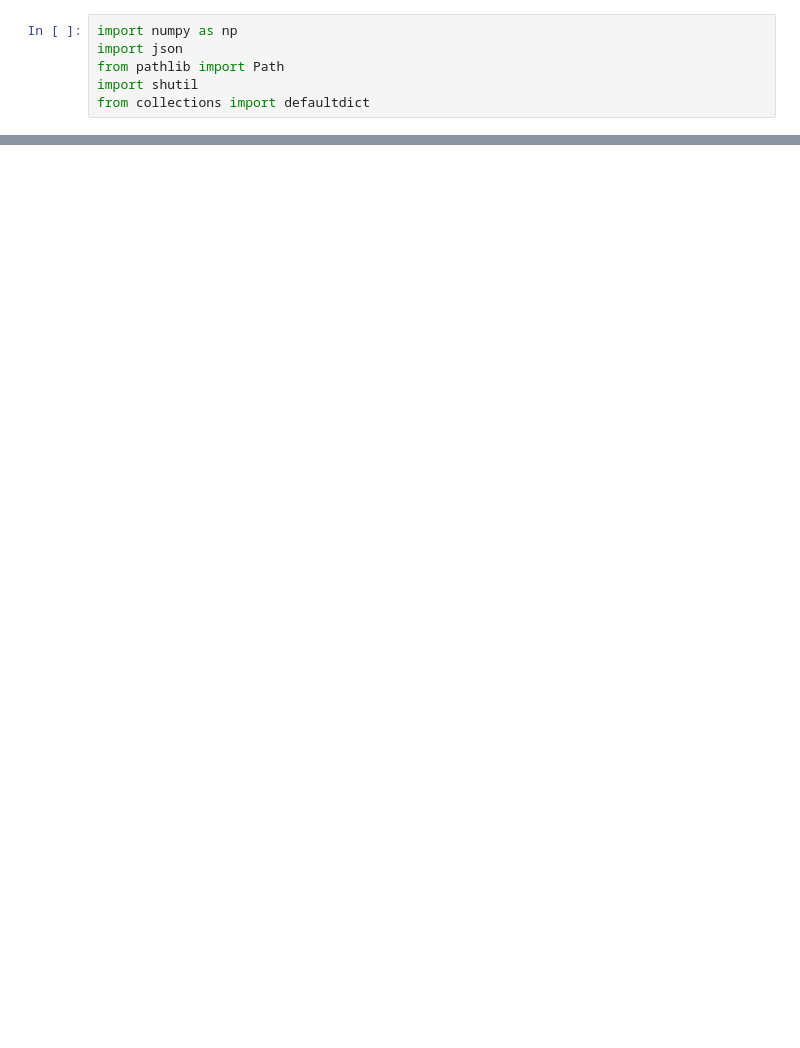
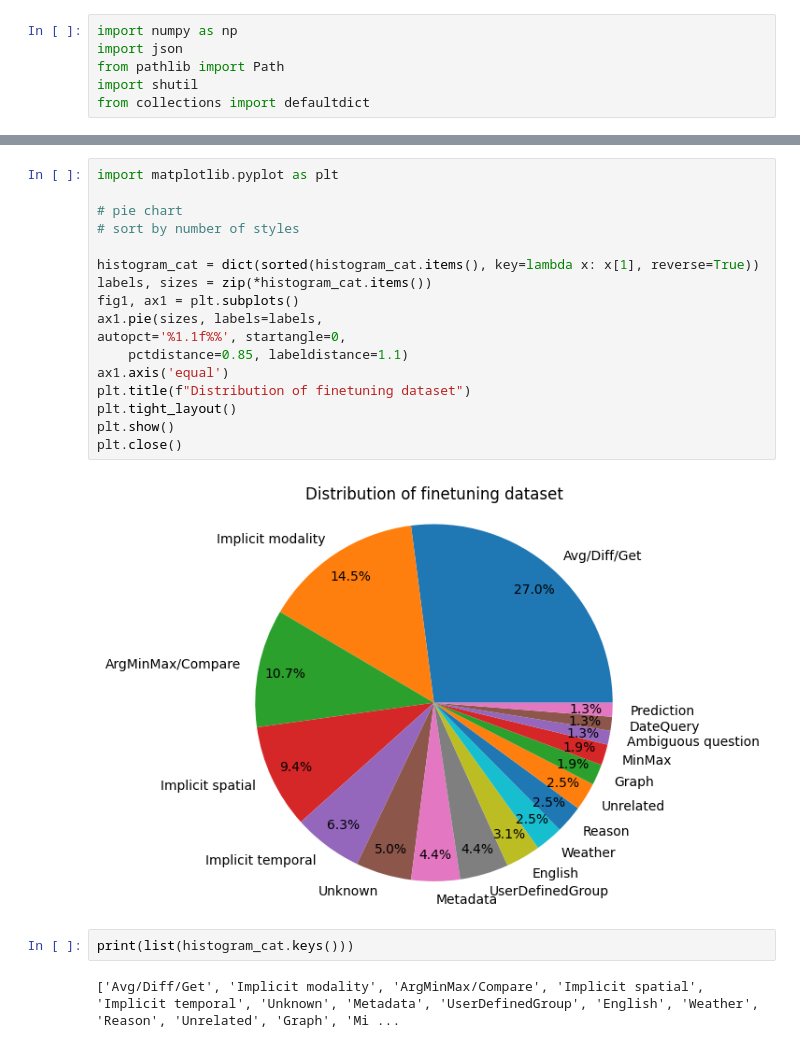
Before and after one commit to sungminlee114/LGHVAC_2ndyear, a Jupyter notebook: finetuning/dataset/v7-250309-reduceinputanddatefunctioncall/summary.ipynb, the cells around one changed output, grey strips where cells are left out. Drawn from its saved outputs; the diff is of its cells as text; blank space fills up the shorter version.

```diff
--- a/finetuning/dataset/v7-250309-reduceinputanddatefunctioncall/summary.ipynb
+++ b/finetuning/dataset/v7-250309-reduceinputanddatefunctioncall/summary.ipynb
@@ -53,0 +56,23 @@ for repr, hist in histogram.items():
+# %%
+import matplotlib.pyplot as plt
+
+# pie chart
+# sort by number of styles
+
+histogram_cat = dict(sorted(histogram_cat.items(), key=lambda x: x[1], reverse=True))
+labels, sizes = zip(*histogram_cat.items())
+fig1, ax1 = plt.subplots()
+ax1.pie(sizes, labels=labels,
+autopct='%1.1f%%', startangle=0,
+    pctdistance=0.85, labeldistance=1.1)
+ax1.axis('equal')
+plt.title(f"Distribution of finetuning dataset")
+plt.tight_layout()
+plt.show()
+plt.close()
+# %% [output]
+[figure, added]
+# %%
+print(list(histogram_cat.keys()))
+# %% [output]
+['Avg/Diff/Get', 'Implicit modality', 'ArgMinMax/Compare', 'Implicit spatial', 'Implicit temporal', 'Unknown', 'Metadata', 'UserDefinedGroup', 'English', 'Weather', 'Reason', 'Unrelated', 'Graph', 'Mi ...
```
Also changed, not shown: parts of 5 cells of this notebook, 3 other files.
